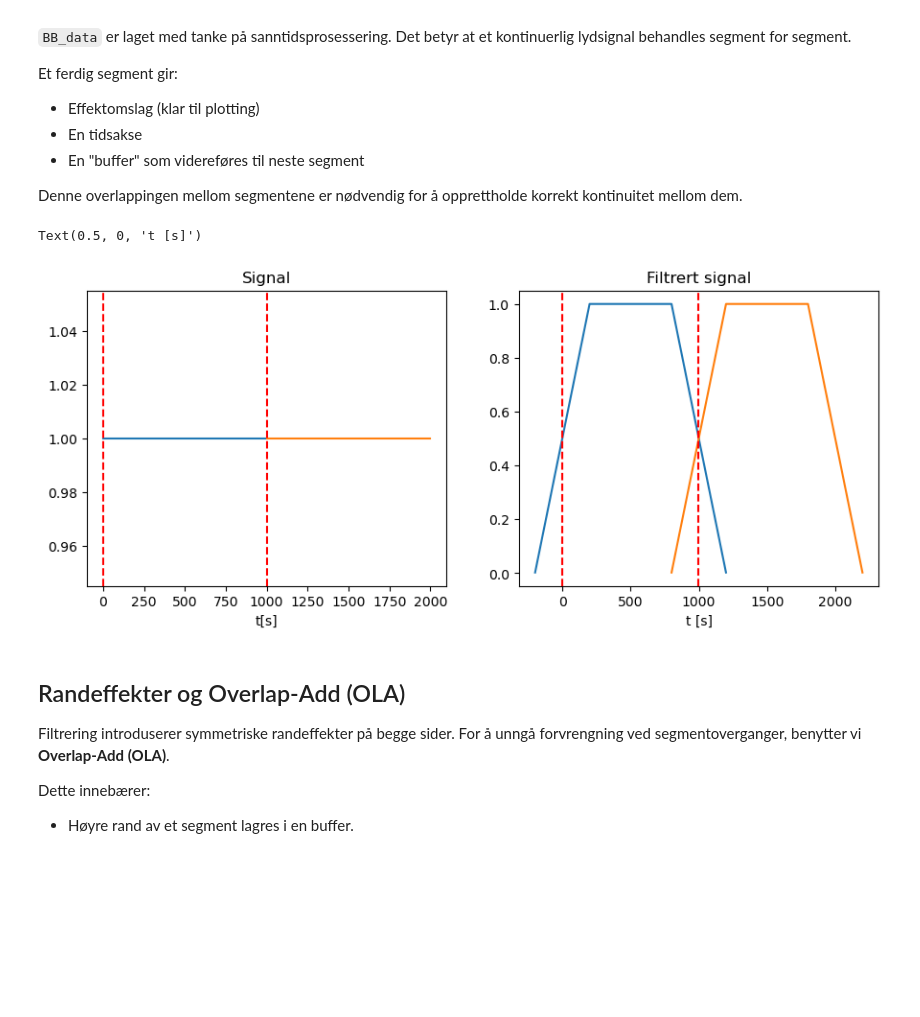
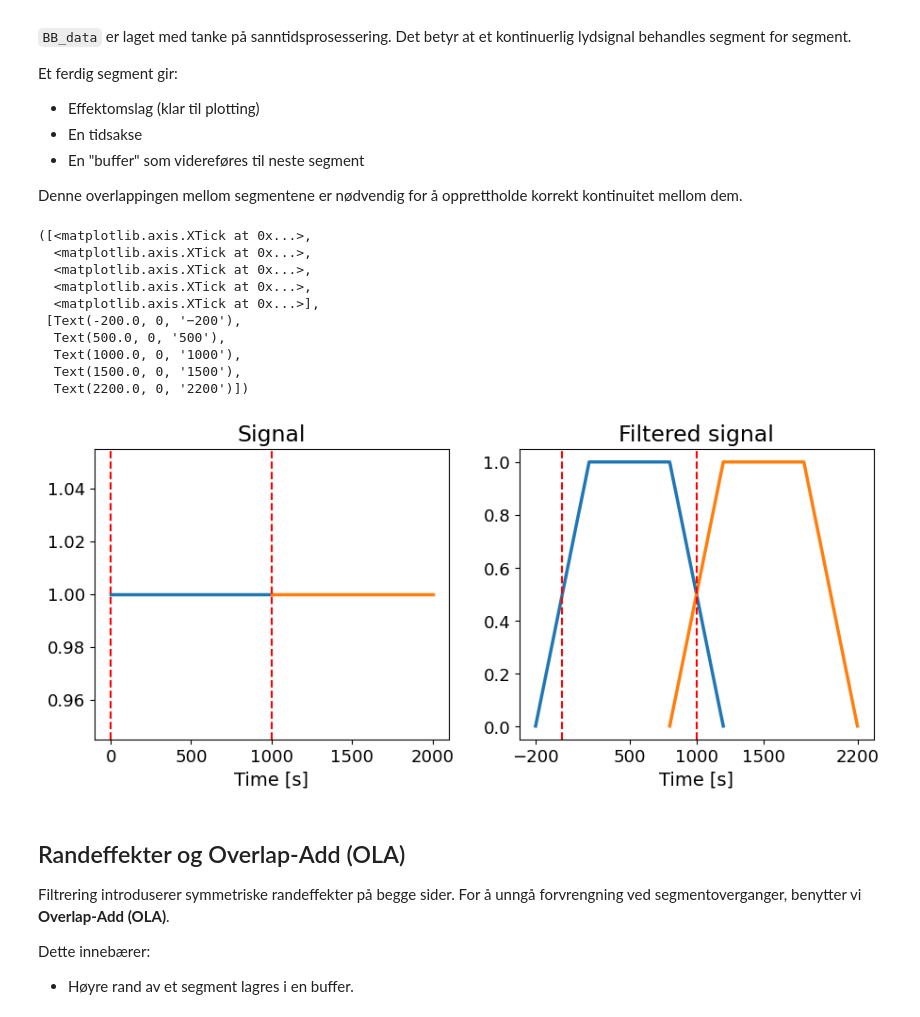
Before and after one commit to josigar123/hydrophonic-detection, a Jupyter notebook: data/Processing_scripts/BroadBand_Data_oppdatert.ipynb, the cells around one changed output. Saved outputs shown, nothing was run; the diff lists cells and outputs as text; code cells hidden in the pictures; blank space fills up the shorter version.

```diff
--- a/data/Processing_scripts/BroadBand_Data_oppdatert.ipynb
+++ b/data/Processing_scripts/BroadBand_Data_oppdatert.ipynb
@@ -211,40 +248,54 @@ Denne overlappingen mellom segmentene er nødvendig for å opprettholde korrekt
 # %%
 import numpy as np
 import matplotlib.pyplot as plt
-
+fontsize = 14
+linewidth=2.5
 signal = np.ones(1000) #signal laget av 1´ere (rett linje)
 
 window_size = 400 #Filter bredde i samples
 
 pad_size = window_size // 2
 padded_signal = np.pad(signal, pad_size, mode="constant",constant_values=0)  # Padder hver side med pad_size antall 0´er
 kernel = np.ones(window_size) / window_size  #Filter koeffisienter
 smoothed = np.convolve(padded_signal, kernel, mode="full")  # Kjører moving average filter over signalet
 
 fig = plt.figure(figsize=(16*2/3,4))
 
 
 
 smoothed = smoothed[window_size//2:-window_size//2]
 plt.subplot(1,2,1)
 t = np.linspace(0,len(signal),len(signal))
-plt.plot(t,signal)
-plt.plot(t+1000,signal)
+plt.plot(t,signal,linewidth=linewidth)
+plt.plot(t+1000,signal,linewidth=linewidth)
 plt.axvline(x = 0, color="red", linestyle="--")
 plt.axvline(x = 1000, color="red", linestyle="--")
-plt.xlabel("t[s]")
-plt.title("Signal")
+plt.xlabel("Time [s]",fontsize=fontsize)
+plt.title("Signal",fontsize=fontsize+3)
+plt.yticks(fontsize=fontsize-1)
+plt.xticks([0,500,1000,1500,2000],fontsize=fontsize-1)
 plt.subplot(1,2,2)
 smoothed_t = np.linspace(0,len(smoothed),len(smoothed))
-plt.plot(smoothed_t-window_size//2,smoothed)
-plt.plot(smoothed_t + 1000 - window_size//2, smoothed)
+plt.plot(smoothed_t-window_size//2,smoothed,linewidth=linewidth)
+plt.plot(smoothed_t + 1000 - window_size//2, smoothed,linewidth=linewidth)
 plt.axvline(x = 0, color="red", linestyle="--")
 plt.axvline(x = len(smoothed) - window_size, color="red", linestyle="--")
-plt.title("Filtrert signal")
-plt.xlabel("t [s]")
+plt.title("Filtered signal",fontsize=fontsize+3)
+plt.xlabel("Time [s]",fontsize=fontsize)
+plt.yticks(fontsize=fontsize-1)
+plt.xticks([-window_size/2,500,1000,1500,2000+window_size/2],fontsize=fontsize-1)
 # %% [output]
-Text(0.5, 0, 't [s]')
+([<matplotlib.axis.XTick at 0x...>,
+  <matplotlib.axis.XTick at 0x...>,
+  <matplotlib.axis.XTick at 0x...>,
+  <matplotlib.axis.XTick at 0x...>,
+  <matplotlib.axis.XTick at 0x...>],
+ [Text(-200.0, 0, '−200'),
+  Text(500.0, 0, '500'),
+  Text(1000.0, 0, '1000'),
+  Text(1500.0, 0, '1500'),
+  Text(2200.0, 0, '2200')])
-[figure, old version]
+[figure, new version]
 # %% [markdown]
 ## Randeffekter og Overlap-Add (OLA)
 
```
Also changed, not shown: parts of 5 cells of this notebook, 11 other files.
